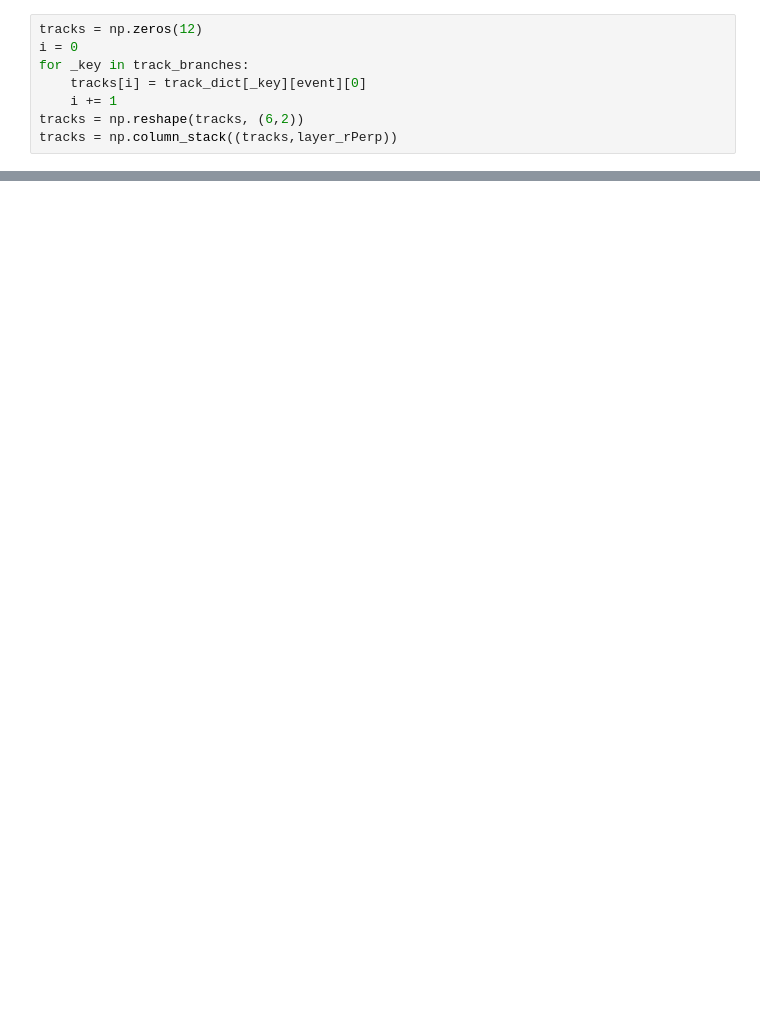
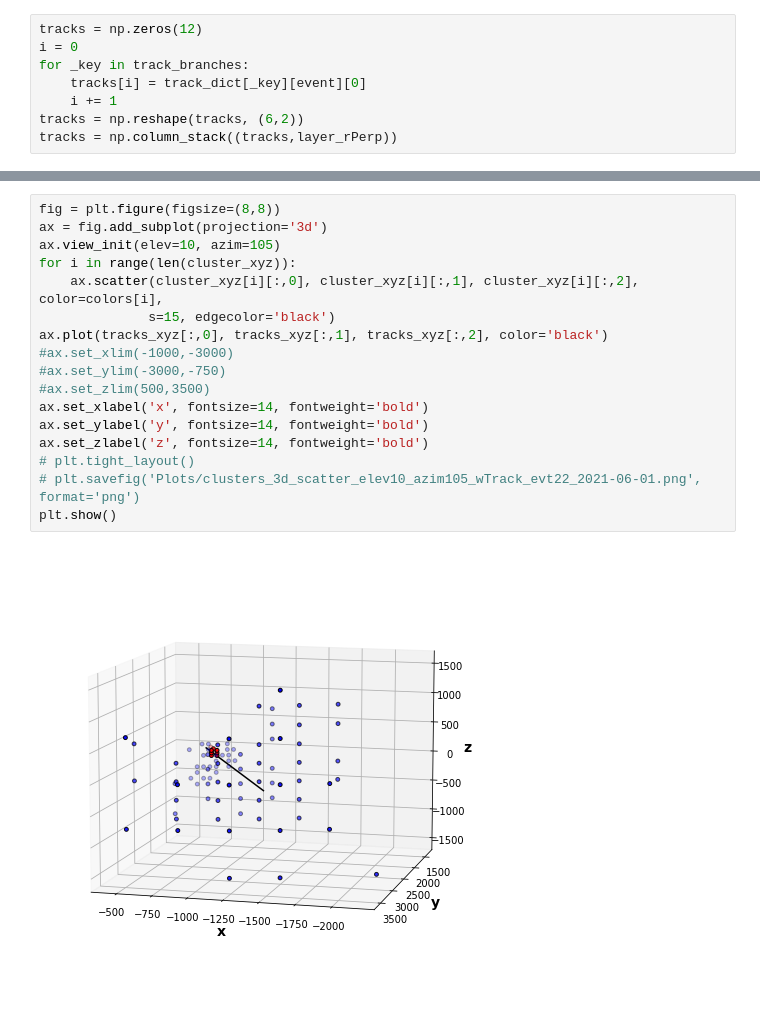
Before and after one commit to KaelaDouglas/LCStudies, a Jupyter notebook: classifier/Week9_eventdisplay.ipynb, the cells around one changed output, grey strips where cells are left out. Saved outputs shown, nothing was run; the diff lists cells and outputs as text; blank space fills up the shorter version.

```diff
--- a/classifier/Week9_eventdisplay.ipynb
+++ b/classifier/Week9_eventdisplay.ipynb
@@ -259,0 +288,19 @@ tracks = np.column_stack((tracks,layer_rPerp))
+# %%
+fig = plt.figure(figsize=(8,8))
+ax = fig.add_subplot(projection='3d')
+ax.view_init(elev=10, azim=105)
+for i in range(len(cluster_xyz)):
+    ax.scatter(cluster_xyz[i][:,0], cluster_xyz[i][:,1], cluster_xyz[i][:,2], color=colors[i],
+              s=15, edgecolor='black')
+ax.plot(tracks_xyz[:,0], tracks_xyz[:,1], tracks_xyz[:,2], color='black')
+#ax.set_xlim(-1000,-3000)
+#ax.set_ylim(-3000,-750)
+#ax.set_zlim(500,3500)
+ax.set_xlabel('x', fontsize=14, fontweight='bold')
+ax.set_ylabel('y', fontsize=14, fontweight='bold')
+ax.set_zlabel('z', fontsize=14, fontweight='bold')
+# plt.tight_layout()
+# plt.savefig('Plots/clusters_3d_scatter_elev10_azim105_wTrack_evt22_2021-06-01.png', format='png')
+plt.show()
+# %% [output]
+[figure, added]
```
Also changed, not shown: parts of 8 cells of this notebook, 3 other files.
